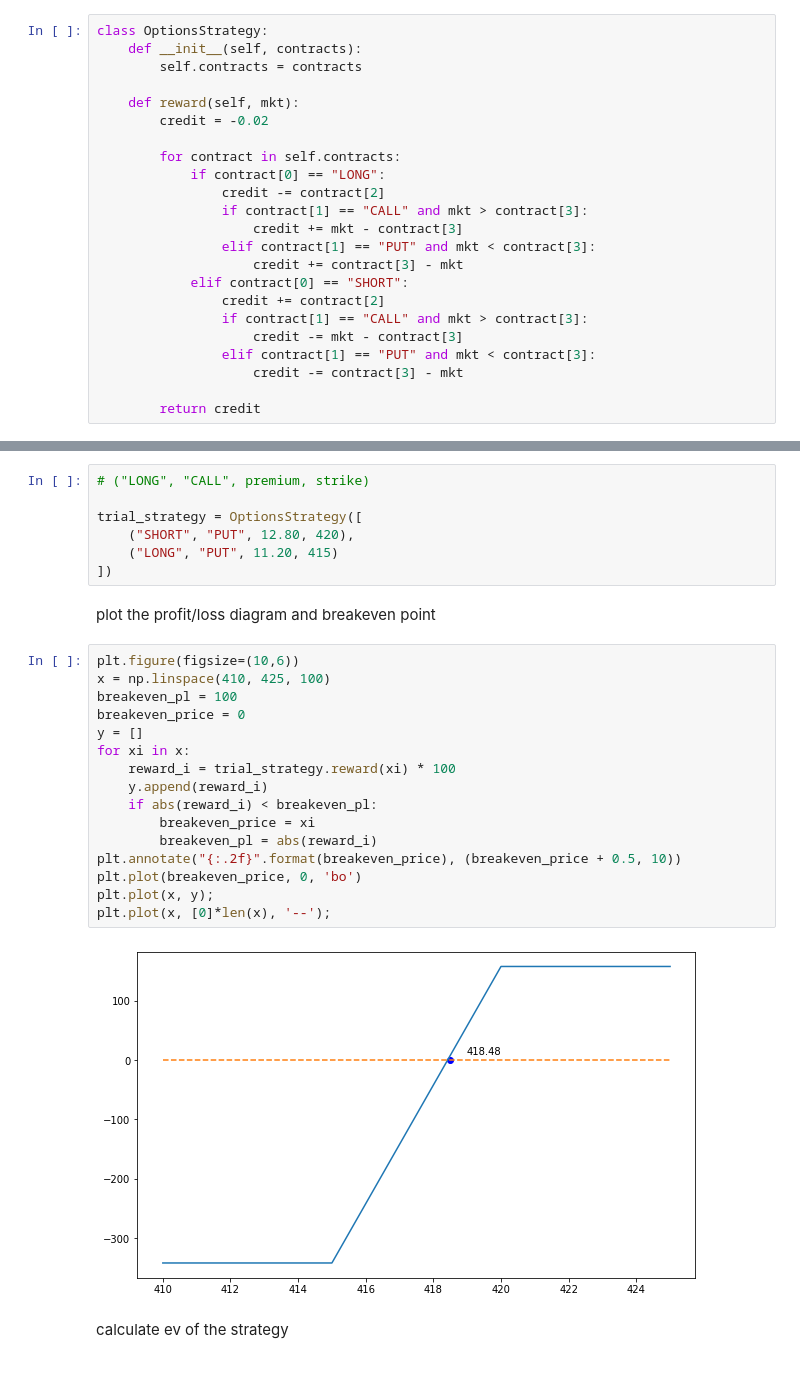
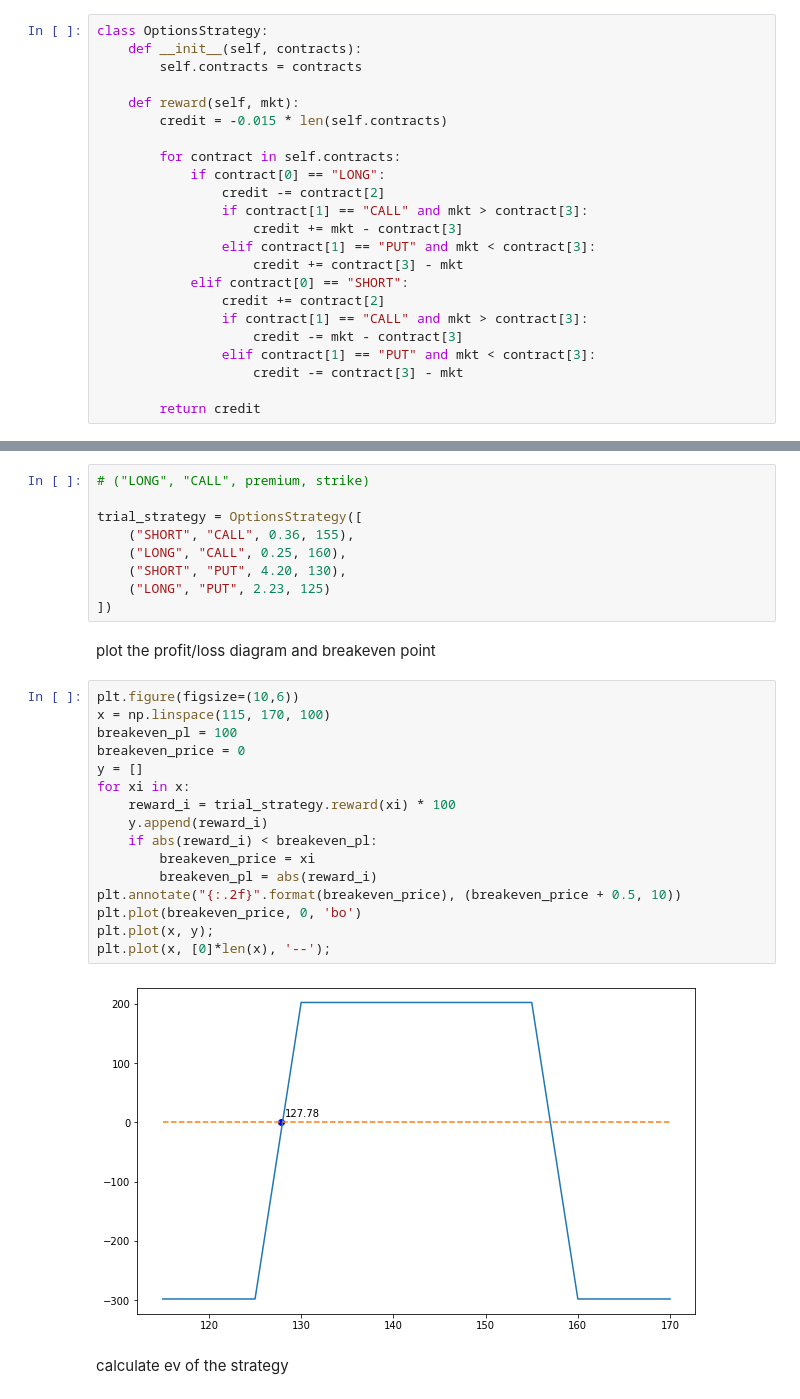
Before and after one commit to marzukr/option-ev, a Jupyter notebook: monte-carlo.ipynb, the cells around one changed output, grey strips where cells are left out. Cells and saved outputs as stored; diff of their text form.

```diff
--- a/monte-carlo.ipynb
+++ b/monte-carlo.ipynb
@@ -294,7 +294,7 @@ class OptionsStrategy:
         self.contracts = contracts
 
     def reward(self, mkt):
-        credit = -0.02
+        credit = -0.015 * len(self.contracts)
 
         for contract in self.contracts:
             if contract[0] == "LONG":
@@ -317,29 +317,31 @@ test a strategy
 # ("LONG", "CALL", premium, strike)
 
 trial_strategy = OptionsStrategy([
-    ("SHORT", "PUT", 12.80, 420),
-    ("LONG", "PUT", 11.20, 415)
+    ("SHORT", "CALL", 0.36, 155),
+    ("LONG", "CALL", 0.25, 160),
+    ("SHORT", "PUT", 4.20, 130),
+    ("LONG", "PUT", 2.23, 125)
 ])
 # %% [markdown]
 plot the profit/loss diagram and breakeven point
 # %%
 plt.figure(figsize=(10,6))
-x = np.linspace(410, 425, 100)
+x = np.linspace(115, 170, 100)
 breakeven_pl = 100
 breakeven_price = 0
 y = []
 for xi in x:
     reward_i = trial_strategy.reward(xi) * 100
     y.append(reward_i)
     if abs(reward_i) < breakeven_pl:
         breakeven_price = xi
         breakeven_pl = abs(reward_i)
 plt.annotate("{:.2f}".format(breakeven_price), (breakeven_price + 0.5, 10))
 plt.plot(breakeven_price, 0, 'bo')
 plt.plot(x, y);
 plt.plot(x, [0]*len(x), '--');
 # %% [output]
-[figure, old version]
+[figure, new version]
 # %% [markdown]
 calculate ev of the strategy
 # %%
```
Also changed, not shown: parts of 26 cells of this notebook.
